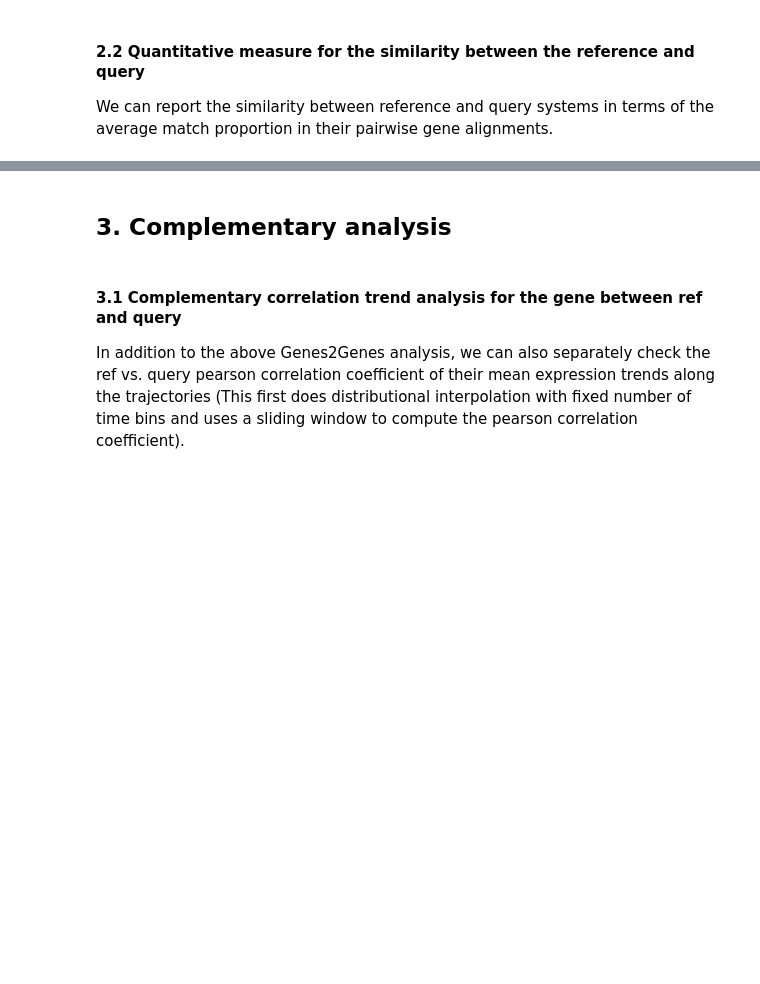
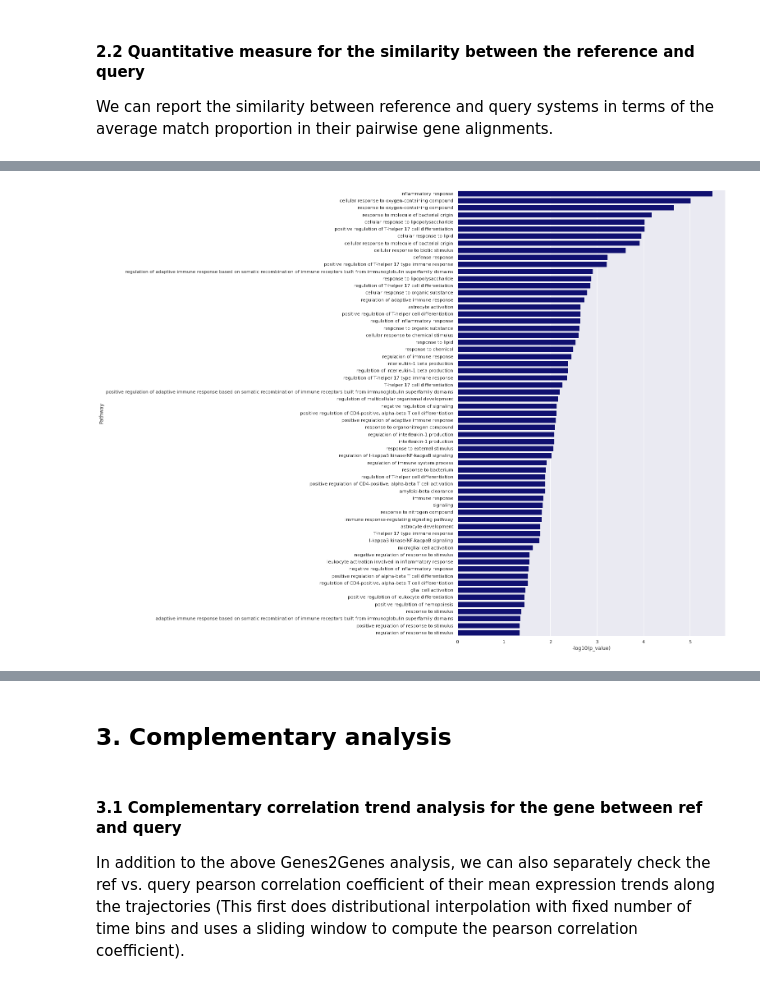
Before and after one commit to Teichlab/Genes2Genes, a Jupyter notebook: notebooks/OrgAlignTutorialNotebook_25102022.ipynb, the cells around one changed output, grey strips where cells are left out. Saved outputs shown, nothing was run; the diff lists cells and outputs as text; code cells hidden in the pictures; blank space fills up the shorter version.

```diff
--- a/notebooks/OrgAlignTutorialNotebook_25102022.ipynb
+++ b/notebooks/OrgAlignTutorialNotebook_25102022.ipynb
@@ -386,0 +589,6 @@ for p in x:
+# %%
+sb.set(rc={'figure.figsize':(11.7,20)})
+sb.barplot(data=temp_gobp, x='-log10(p_value)',y='Pathway', color='navy')
+plt.savefig('Figures/PAM_LPS_enrichment_analysis_GOBP_barplot.png', bbox_inches = 'tight')
+# %% [output]
+[figure, added]
```
Also changed, not shown: parts of 53 cells of this notebook.
